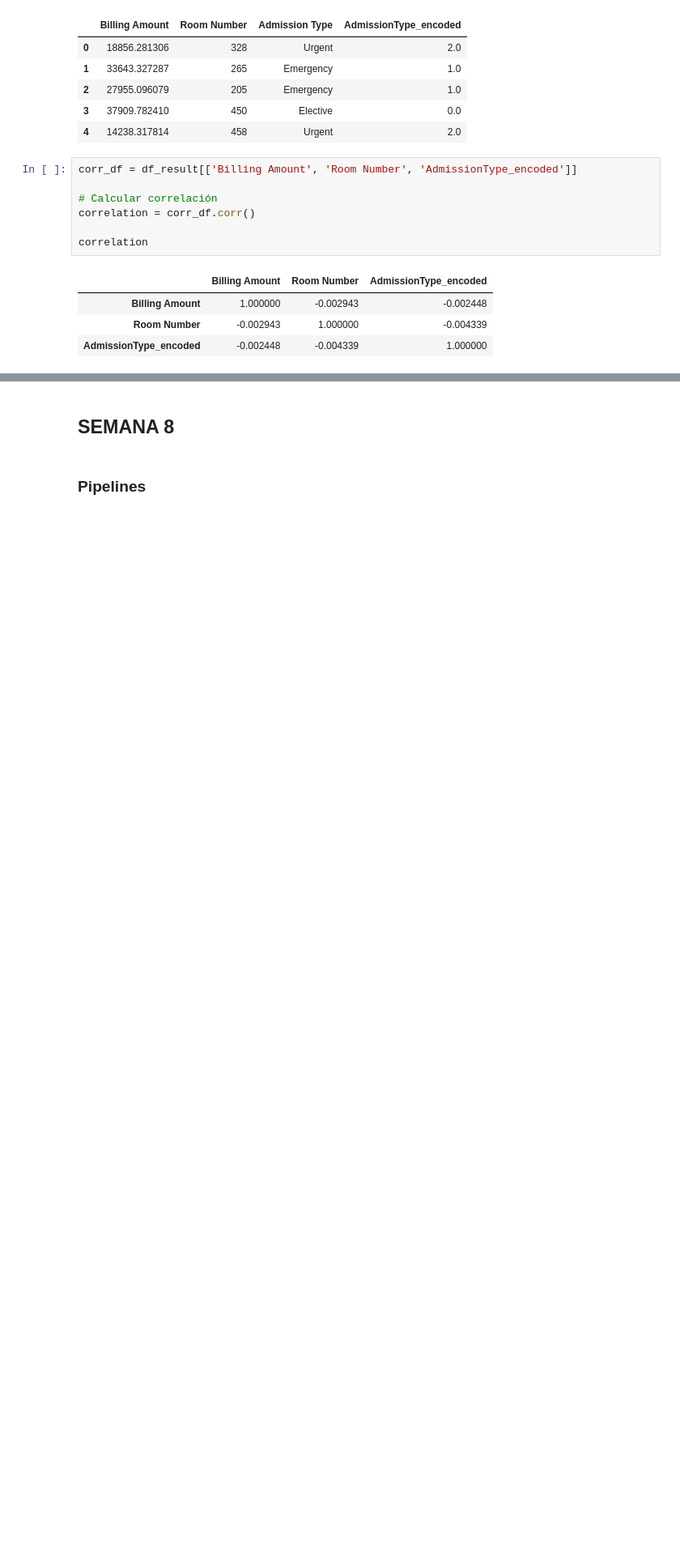
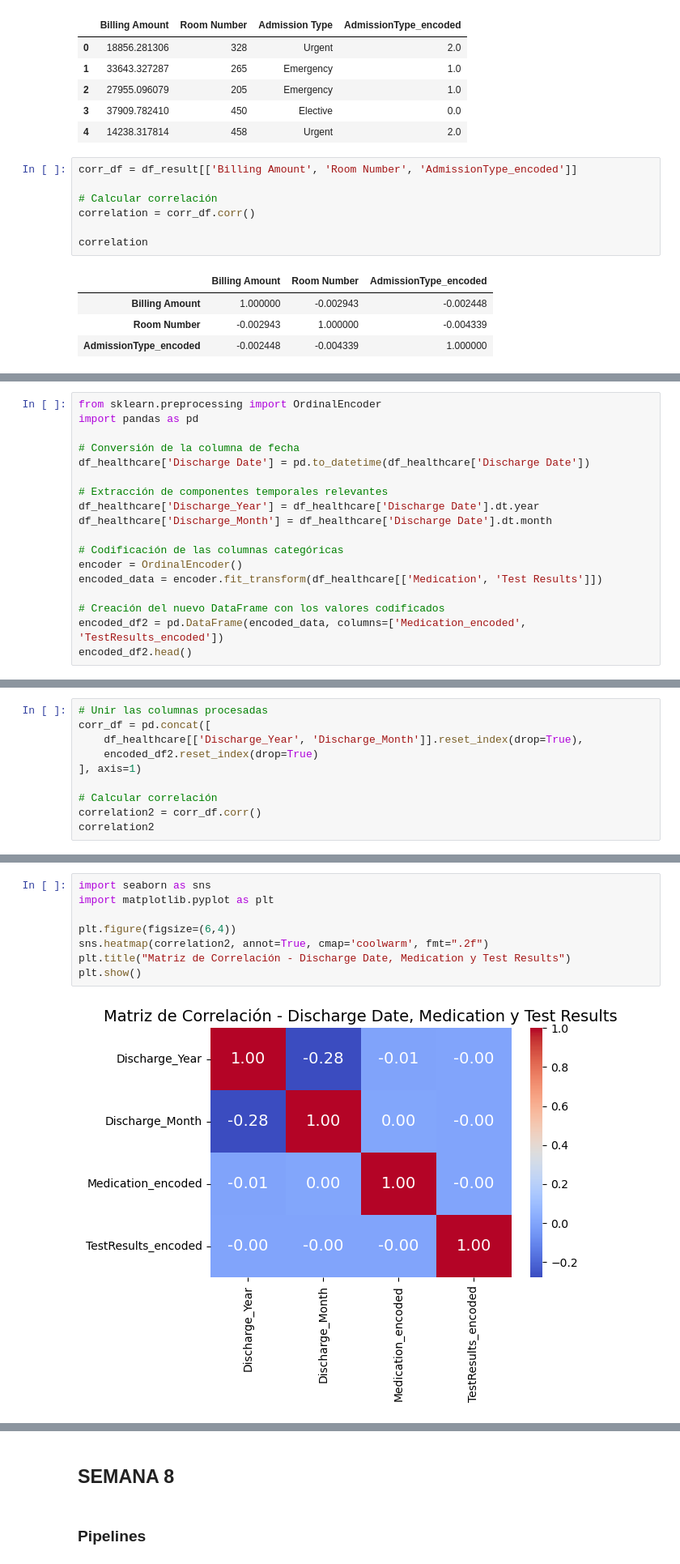
Before and after one commit to Mr-Maccoy/BigData, a Jupyter notebook: G1_SC707_Avance1_LN.ipynb, the cells around one changed output, grey strips where cells are left out. Shown at 81% size. Drawn from its saved outputs; the diff is of its cells as text; blank space fills up the shorter version.

```diff
--- a/G1_SC707_Avance1_LN.ipynb
+++ b/G1_SC707_Avance1_LN.ipynb
@@ -1519,0 +1946,18 @@ correlation
+# %%
+from sklearn.preprocessing import OrdinalEncoder
+import pandas as pd
+
+# Conversión de la columna de fecha
+df_healthcare['Discharge Date'] = pd.to_datetime(df_healthcare['Discharge Date'])
+
+# Extracción de componentes temporales relevantes
+df_healthcare['Discharge_Year'] = df_healthcare['Discharge Date'].dt.year
+df_healthcare['Discharge_Month'] = df_healthcare['Discharge Date'].dt.month
+
+# Codificación de las columnas categóricas
+encoder = OrdinalEncoder()
+encoded_data = encoder.fit_transform(df_healthcare[['Medication', 'Test Results']])
+
+# Creación del nuevo DataFrame con los valores codificados
+encoded_df2 = pd.DataFrame(encoded_data, columns=['Medication_encoded', 'TestResults_encoded'])
+encoded_df2.head()
@@ -1519,0 +1977,10 @@ correlation
+# %%
+# Unir las columnas procesadas
+corr_df = pd.concat([
+    df_healthcare[['Discharge_Year', 'Discharge_Month']].reset_index(drop=True),
+    encoded_df2.reset_index(drop=True)
+], axis=1)
+
+# Calcular correlación
+correlation2 = corr_df.corr()
+correlation2
@@ -1519,0 +1995,10 @@ correlation
+# %%
+import seaborn as sns
+import matplotlib.pyplot as plt
+
+plt.figure(figsize=(6,4))
+sns.heatmap(correlation2, annot=True, cmap='coolwarm', fmt=".2f")
+plt.title("Matriz de Correlación - Discharge Date, Medication y Test Results")
+plt.show()
+# %% [output]
+[figure, added]
```
Also changed, not shown: parts of 67 cells of this notebook.
